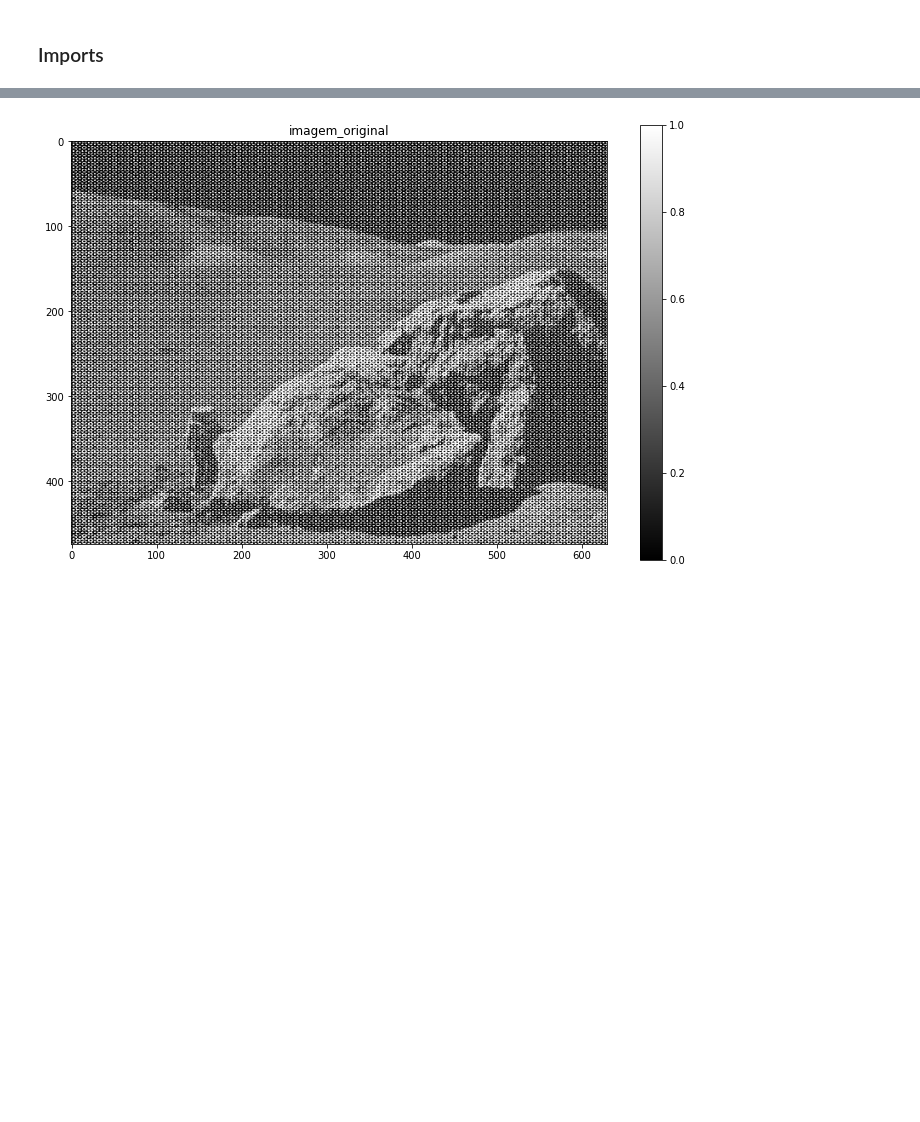
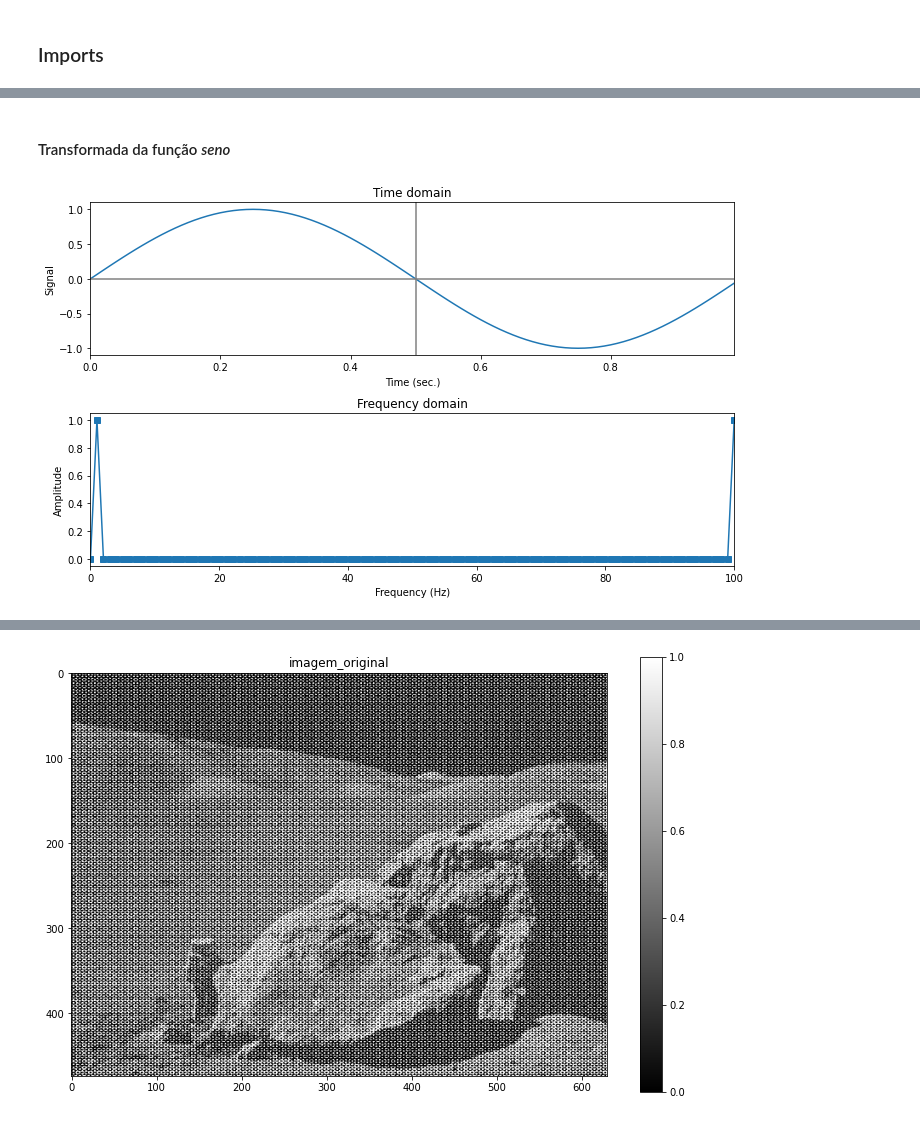
Before and after one commit to danieldasilvacosta/pucrio--vc--trabalhos--2022.2, a Jupyter notebook: Trabalho 4 - Transformada - Daniel da Silva Costa/T4_Transformada_DanielCosta.ipynb, the cells around one changed output, grey strips where cells are left out. Drawn from its saved outputs; the diff is of its cells as text; code cells hidden in the pictures; blank space fills up the shorter version.

Commit message:
1. Implemente uma transformada de Fourier.

```diff
--- a/Trabalho 4 - Transformada/T4_Transformada_DanielCosta.ipynb
+++ b/Trabalho 4 - Transformada - Daniel da Silva Costa/T4_Transformada_DanielCosta.ipynb
@@ -32,0 +42,9 @@ from scipy import signal
+# %%
+def DFT(x):
+    """Compute the discrete Fourier Transform of the 1D array x"""
+    x = np.asarray(x, dtype=float)
+    N = x.shape[0]
+    n = np.arange(N)
+    k = n.reshape((N, 1))
+    M = np.exp(-2j * np.pi * k * n / N)
+    return np.dot(M, x)
@@ -32,0 +134,2 @@ from scipy import signal
+# %% [markdown]
+#### Transformada da função *seno*
@@ -32,0 +158,31 @@ from scipy import signal
+# %%
+# Baseado em https://www.udemy.com/course/fourier-transform-mxc/
+
+srate = 100
+time = np.arange(0, 1, 1.0 / srate) # [0, 1)
+n = len( time )
+hz = np.linspace(0, srate, n) # [0, 100)
+# sinal = np.sin( 2 * np.pi * 5 * time) # pure sine wave
+sinal = np.sin( 2 * np.pi * 1 * time) # pure sine wave
+dft_sinal = DFT( sinal )
+ampl = 2 * np.abs( dft_sinal / n )
+
+fig,ax = plt.subplots(2,1,figsize=(10,6))
+ax[0].plot( time, sinal )
+ax[0].set_xlabel('Time (sec.)')
+ax[0].set_ylabel('Signal')
+ax[0].set_title('Time domain')
+ax[0].set_xlim(time[[0,-1]])
+ax[0].axhline( 0, color='gray')
+ax[0].axvline( 0.5, color='gray')
+
+ax[1].plot( hz, ampl, 's-')
+ax[1].set_xlabel('Frequency (Hz)')
+ax[1].set_ylabel('Amplitude')
+ax[1].set_title('Frequency domain')
+ax[1].set_xlim([0,100])
+
+plt.tight_layout()
+plt.show()
+# %% [output]
+[figure, added]
```
Also changed, not shown: parts of 25 cells of this notebook, 3 other files.
